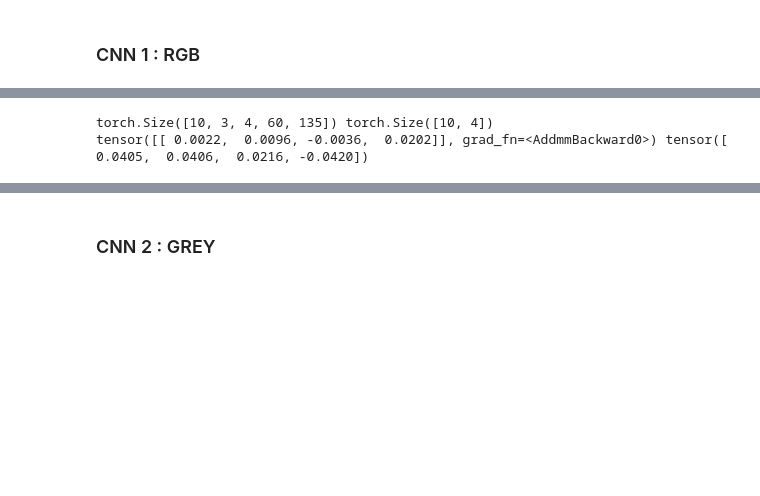
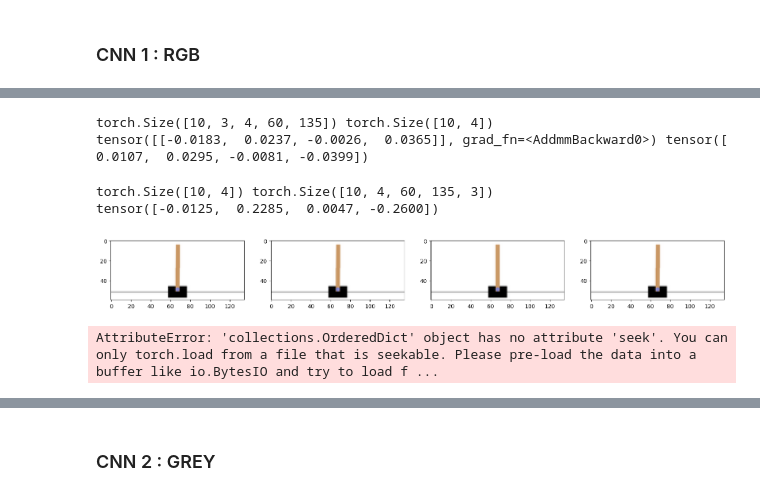
Before and after one commit to TitouanUniLu/PLDAC, a Jupyter notebook: src/cnn_training.ipynb, the cells around one changed output, grey strips where cells are left out. Cells and saved outputs as stored; diff of their text form; code cells hidden in the pictures; blank space fills up the shorter version.

```diff
--- a/src/cnn_training.ipynb
+++ b/src/cnn_training.ipynb
@@ -14,11 +14,11 @@ import cv2
 ### CNN 1 : RGB
 # %%
 # Parameters
-sequence_length = 4  # Number of images in each sequence
+sequence_length = 4  # Number of images in each sequence, IL FAUT TESTER AVEC 2 P-E CA CHANGE TOUT
 num_episodes = 300   ### JOUER AVEC CE PARAMETRE POUR AMELIORER LE MODELE : TESTER AVEC 1000 SERAIT COOL
 
 # Environment Setup
-env = gym.make('CartPole-v1')
+env = gymnasium.make('CartPole-v1',render_mode="rgb_array")
 data_images = []
 data_states = []
 
@@ -38,7 +38,7 @@ def get_cart_location(screen_width):
 def get_screen():
     # Returned screen requested by gym is 400x600x3, but is sometimes larger
     # such as 800x1200x3. Transpose it into torch order (CHW).
-    screen = env.render(mode='rgb_array').transpose((2, 0, 1))
+    screen = env.render().transpose((2, 0, 1))
     # Cart is in the lower half, so strip off the top and bottom of the screen
     _, screen_height, screen_width = screen.shape
     screen = screen[:, int(screen_height*0.4):int(screen_height * 0.8)]
@@ -63,7 +63,7 @@ def get_screen():
 
 # Data Collection using Heuristic Policy
 for episode in range(num_episodes):
-    observation = env.reset()
+    observation = env.reset()[0]
     images = [torch.zeros(3, 60, 135) for _ in range(4)]
 
     for t in range(1000):
@@ -80,7 +80,7 @@ for episode in range(num_episodes):
             data_states.append(observation)
 
         action = env.action_space.sample()
-        observation, reward, done, info = env.step(action)
+        observation, reward, done, info, _ = env.step(action)
         if done:
             break
 
@@ -124,7 +124,7 @@ criterion = nn.MSELoss()
 optimizer = torch.optim.Adam(model.parameters(), lr=0.001)
 
 # Training Loop
-num_epochs = 10 # Peut-être avec plus d'epoch on obtiendrait un meilleur résultat ? jsp
+num_epochs = 1 # Peut-être avec plus d'epoch on obtiendrait un meilleur résultat ? jsp
 for epoch in range(num_epochs):
     for images, states in dataloader:
         optimizer.zero_grad()
@@ -157,7 +148,27 @@ for images, states in dataloader:
     break
 # %% [output]
 torch.Size([10, 3, 4, 60, 135]) torch.Size([10, 4])
-tensor([[ 0.0022,  0.0096, -0.0036,  0.0202]], grad_fn=<AddmmBackward0>) tensor([ 0.0405,  0.0406,  0.0216, -0.0420])
+tensor([[-0.0183,  0.0237, -0.0026,  0.0365]], grad_fn=<AddmmBackward0>) tensor([ 0.0107,  0.0295, -0.0081, -0.0399])
+# %%
+for images, labels in dataloader:
+    images = images.permute((0,2,3,4,1))
+    print(labels.shape,images.shape)
+    fig,axes = plt.subplots(1,4,figsize = (20,30))
+    for i in range(4):
+        axes[i].imshow(images[0][i])
+    print(labels[0])
+
+    break
+# %% [output]
+torch.Size([10, 4]) torch.Size([10, 4, 60, 135, 3])
+tensor([-0.0125,  0.2285,  0.0047, -0.2600])
+[figure, added]
+# %%
+model = CNN()
+model = torch.load(model.state_dict(), 'cartpole_cnn_rgb.pth')
+model.eval()
+# %% [output]
+AttributeError: 'collections.OrderedDict' object has no attribute 'seek'. You can only torch.load from a file that is seekable. Please pre-load the data into a buffer like io.BytesIO and try to load f ...
 # %%
 # Voir encore mieux ce que ça donne
 
```
Also changed, not shown: parts of 9 cells of this notebook, 39 other files.
